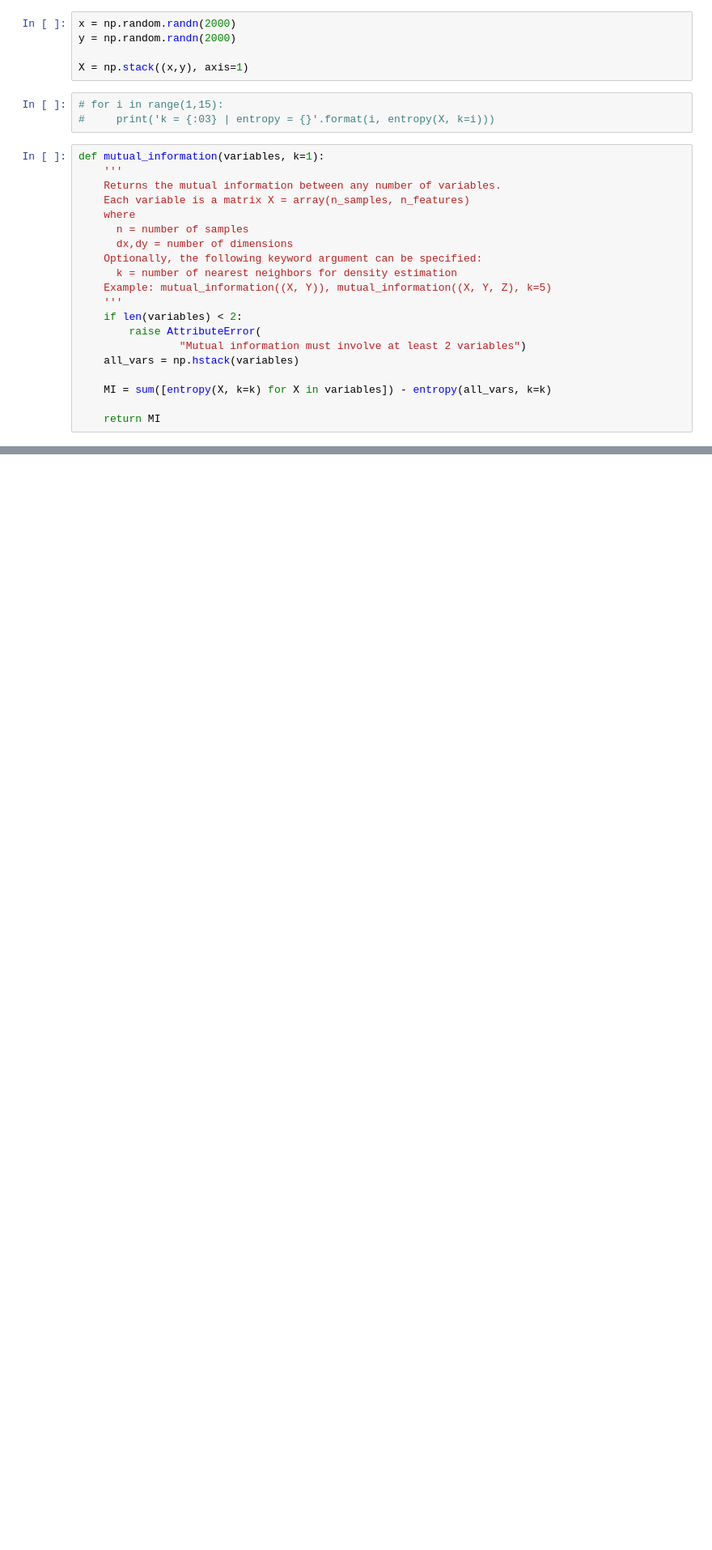
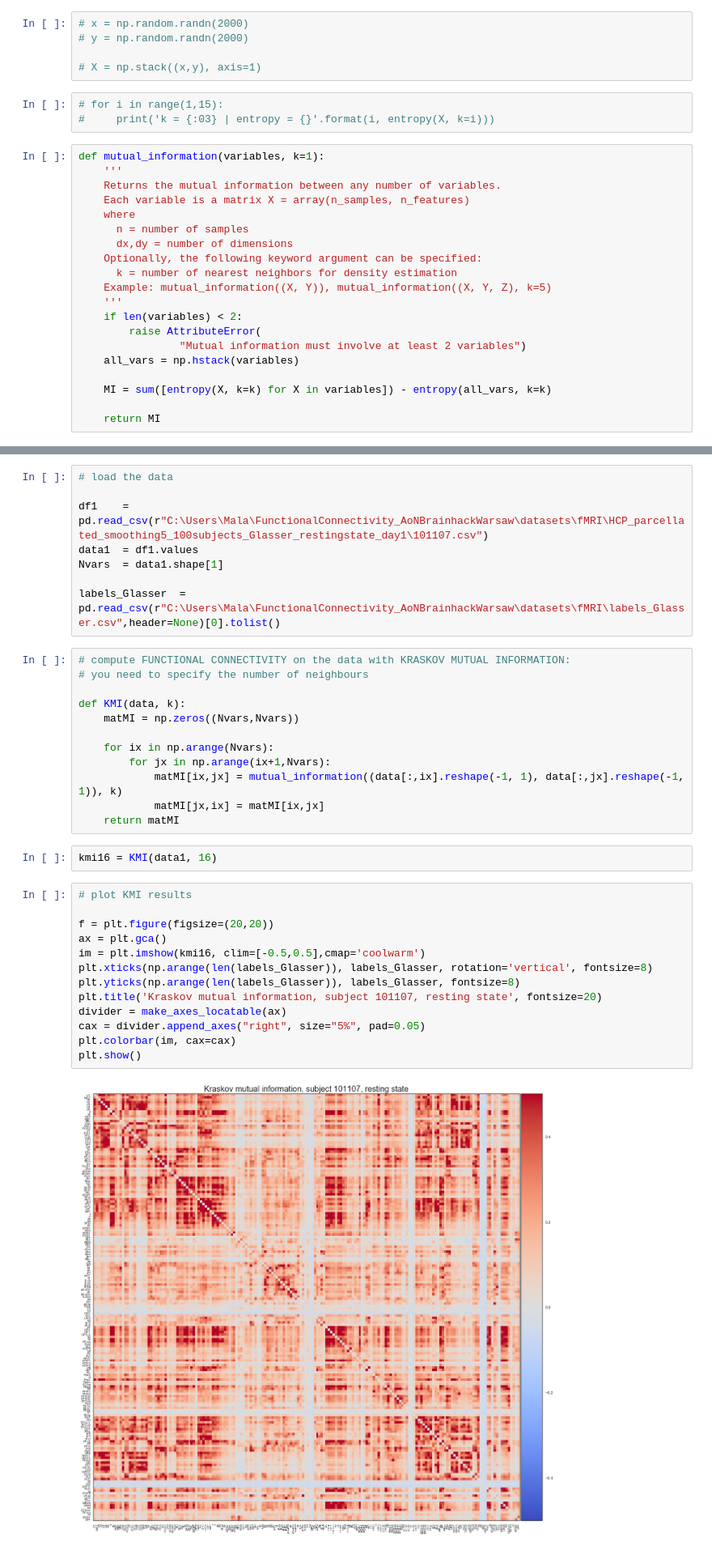
Before and after one commit to AlxndrMlk/Functional_Connectivity_Measures, a Jupyter notebook: KMI.ipynb, the cells around one changed output, grey strips where cells are left out. Shown at 81% size. Cells and saved outputs as stored; diff of their text form; blank space fills up the shorter version.

Commit message:
added function for computing FC with KMI etc.

```diff
--- a/KMI.ipynb
+++ b/KMI.ipynb
@@ -65,10 +69,10 @@ def entropy(X, k=1):
     return (d*np.mean(np.log(r + np.finfo(X.dtype).eps))
             + np.log(volume_unit_ball) + psi(n) - psi(k))
 # %%
-x = np.random.randn(2000)
-y = np.random.randn(2000)
+# x = np.random.randn(2000)
+# y = np.random.randn(2000)
 
-X = np.stack((x,y), axis=1)
+# X = np.stack((x,y), axis=1)
 # %%
 # for i in range(1,15):
 #     print('k = {:03} | entropy = {}'.format(i, entropy(X, k=i)))
@@ -122,0 +107,37 @@ k = 019 | MI = -0.0313917455689694
+# %%
+# load the data
+
+df1    = pd.read_csv(r"C:\Users\Mala\FunctionalConnectivity_AoNBrainhackWarsaw\datasets\fMRI\HCP_parcellated_smoothing5_100subjects_Glasser_restingstate_day1\101107.csv")
+data1  = df1.values
+Nvars  = data1.shape[1]
+
+labels_Glasser  = pd.read_csv(r"C:\Users\Mala\FunctionalConnectivity_AoNBrainhackWarsaw\datasets\fMRI\labels_Glasser.csv",header=None)[0].tolist()
+# %%
+# compute FUNCTIONAL CONNECTIVITY on the data with KRASKOV MUTUAL INFORMATION:
+# you need to specify the number of neighbours
+
+def KMI(data, k):
+    matMI = np.zeros((Nvars,Nvars))
+
+    for ix in np.arange(Nvars):
+        for jx in np.arange(ix+1,Nvars):
+            matMI[ix,jx] = mutual_information((data[:,ix].reshape(-1, 1), data[:,jx].reshape(-1, 1)), k)
+            matMI[jx,ix] = matMI[ix,jx]
+    return matMI
+# %%
+kmi16 = KMI(data1, 16)
+# %%
+# plot KMI results
+
+f = plt.figure(figsize=(20,20))
+ax = plt.gca()
+im = plt.imshow(kmi16, clim=[-0.5,0.5],cmap='coolwarm')
+plt.xticks(np.arange(len(labels_Glasser)), labels_Glasser, rotation='vertical', fontsize=8)
+plt.yticks(np.arange(len(labels_Glasser)), labels_Glasser, fontsize=8)
+plt.title('Kraskov mutual information, subject 101107, resting state', fontsize=20)
+divider = make_axes_locatable(ax)
+cax = divider.append_axes("right", size="5%", pad=0.05)
+plt.colorbar(im, cax=cax)
+plt.show()
+# %% [output]
+[figure, added]
```
Also changed, not shown: parts of 4 cells of this notebook.
